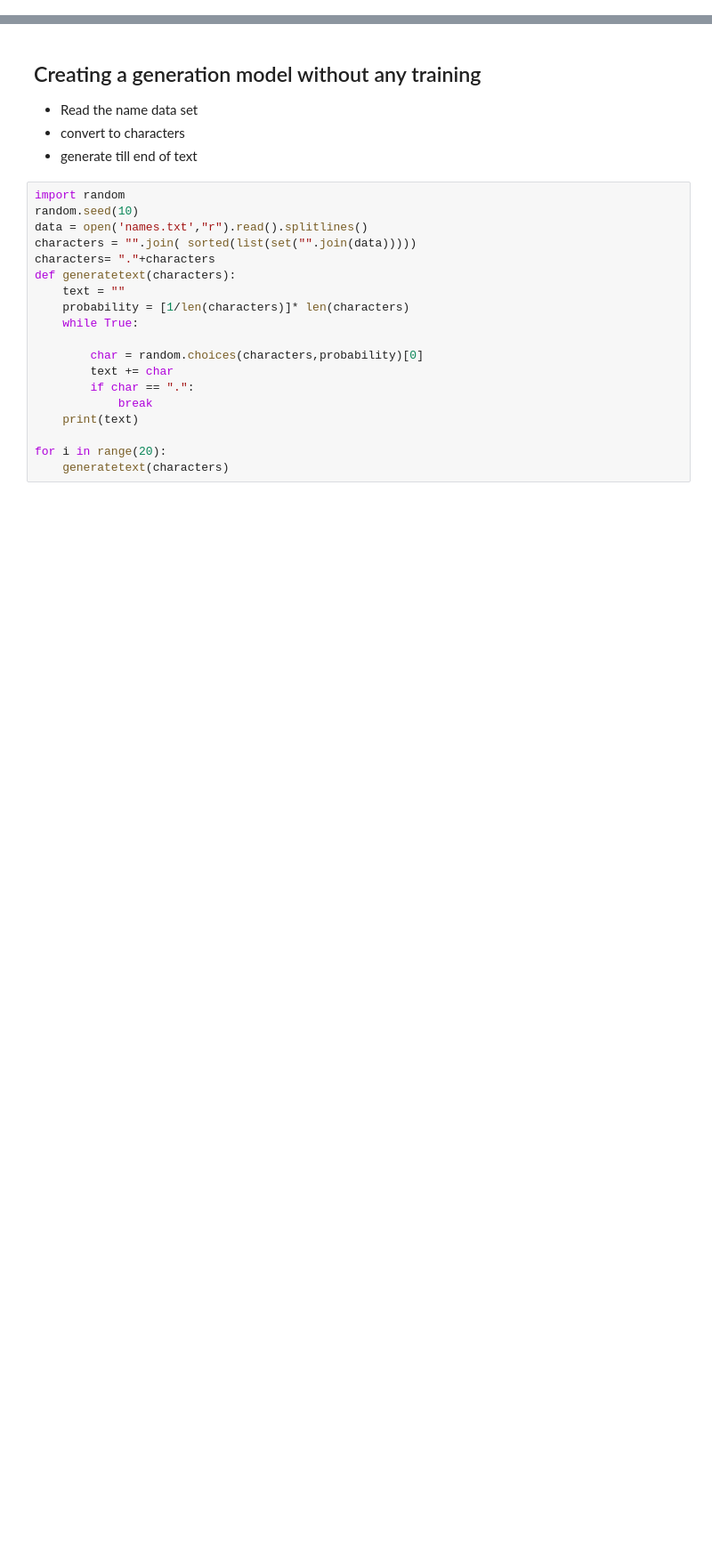
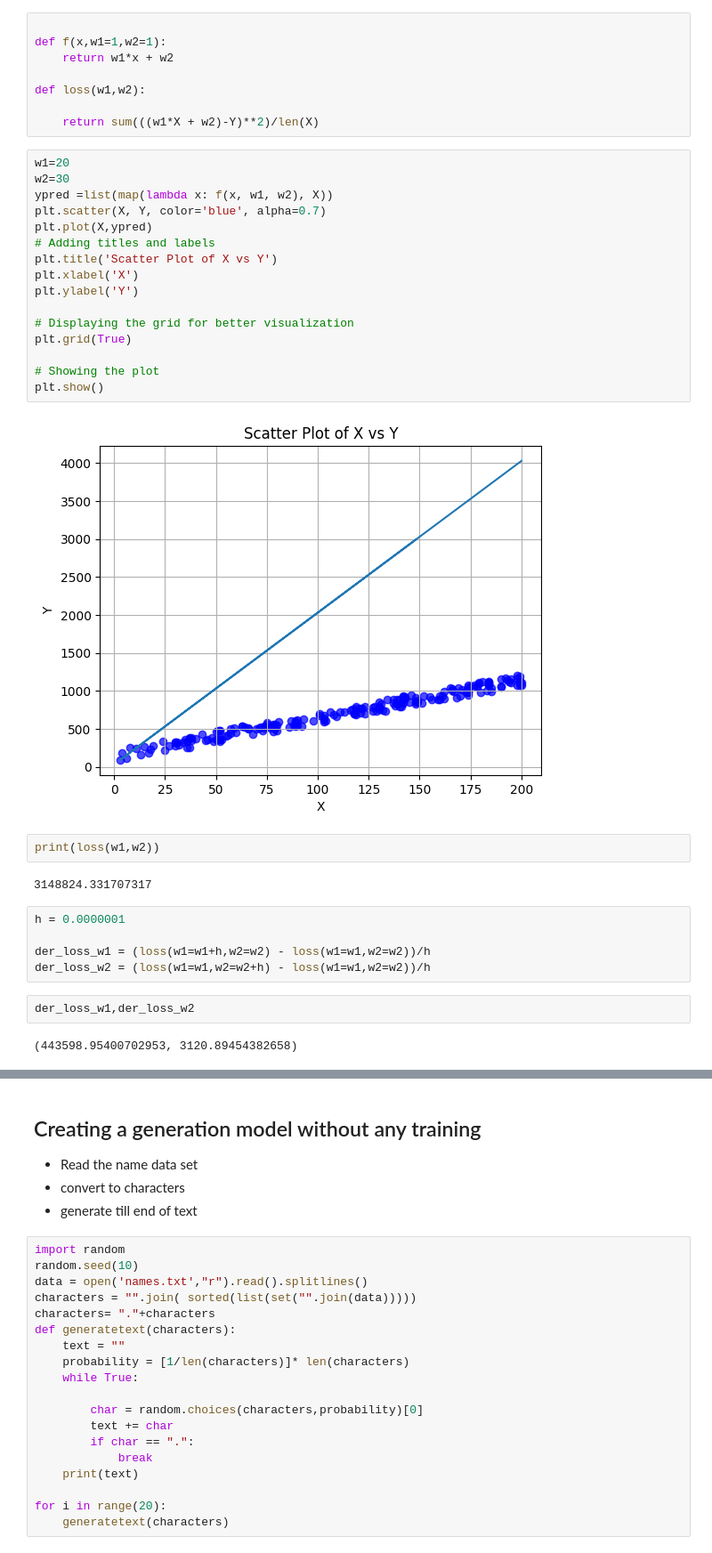
Before and after one commit to SaheerLulu/LLM, a Jupyter notebook: LLM Basics to Advanced.ipynb, the cells around one changed output, grey strips where cells are left out. Shown at 89% size. Saved outputs shown, nothing was run; the diff lists cells and outputs as text; blank space fills up the shorter version.

```diff
--- a/LLM Basics to Advanced.ipynb
+++ b/LLM Basics to Advanced.ipynb
@@ -0,0 +38,39 @@
+# %%
+
+def f(x,w1=1,w2=1):
+    return w1*x + w2
+
+def loss(w1,w2):
+
+    return sum(((w1*X + w2)-Y)**2)/len(X)
+# %%
+w1=20
+w2=30
+ypred =list(map(lambda x: f(x, w1, w2), X))
+plt.scatter(X, Y, color='blue', alpha=0.7)
+plt.plot(X,ypred)
+# Adding titles and labels
+plt.title('Scatter Plot of X vs Y')
+plt.xlabel('X')
+plt.ylabel('Y')
+
+# Displaying the grid for better visualization
+plt.grid(True)
+
+# Showing the plot
+plt.show()
+# %% [output]
+[figure, added]
+# %%
+print(loss(w1,w2))
+# %% [output]
+3148824.331707317
+# %%
+h = 0.0000001
+
+der_loss_w1 = (loss(w1=w1+h,w2=w2) - loss(w1=w1,w2=w2))/h
+der_loss_w2 = (loss(w1=w1,w2=w2+h) - loss(w1=w1,w2=w2))/h
+# %%
+der_loss_w1,der_loss_w2
+# %% [output]
+(443598.95400702953, 3120.89454382658)
```
Also changed, not shown: parts of 16 cells of this notebook, 3 other files.
